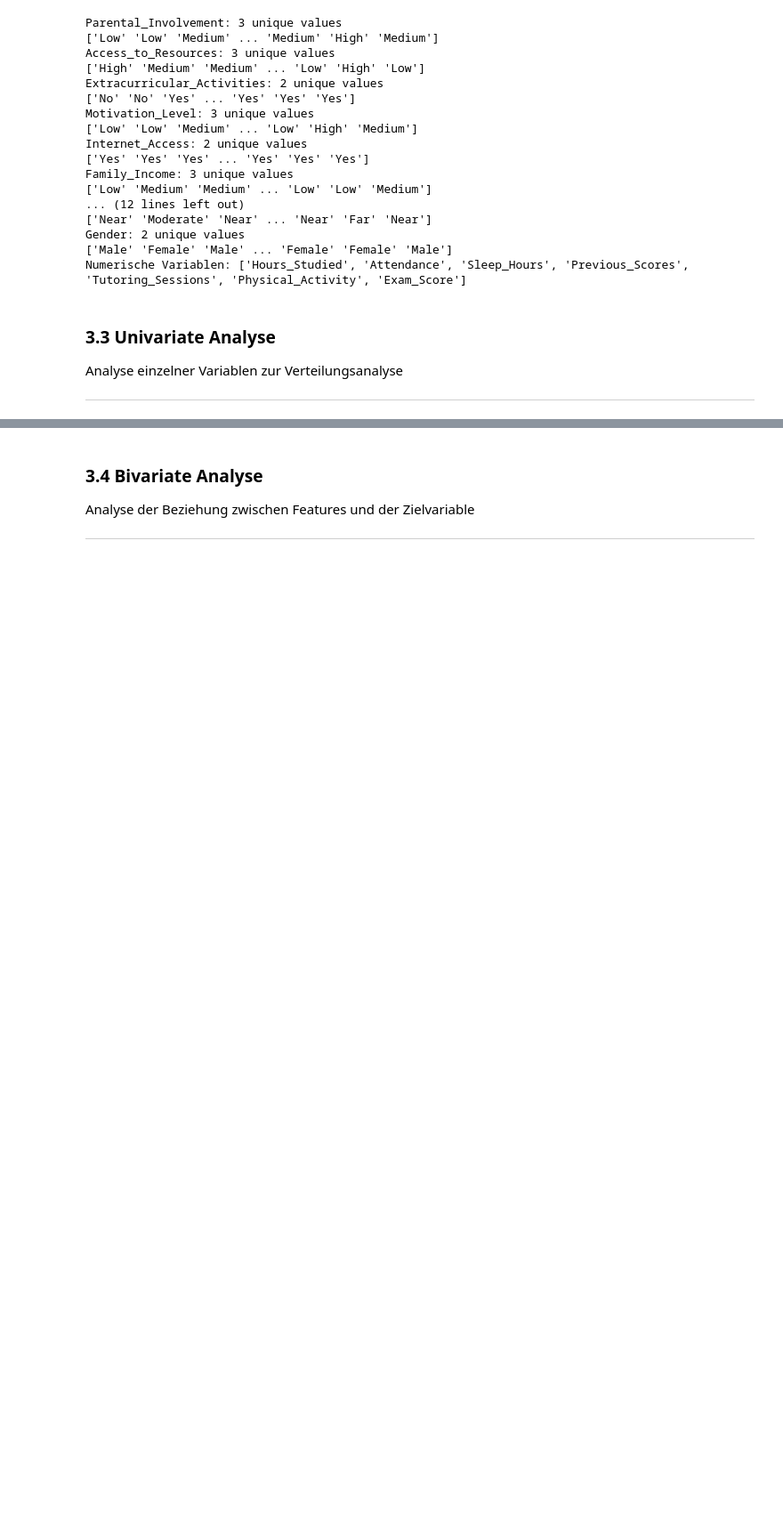
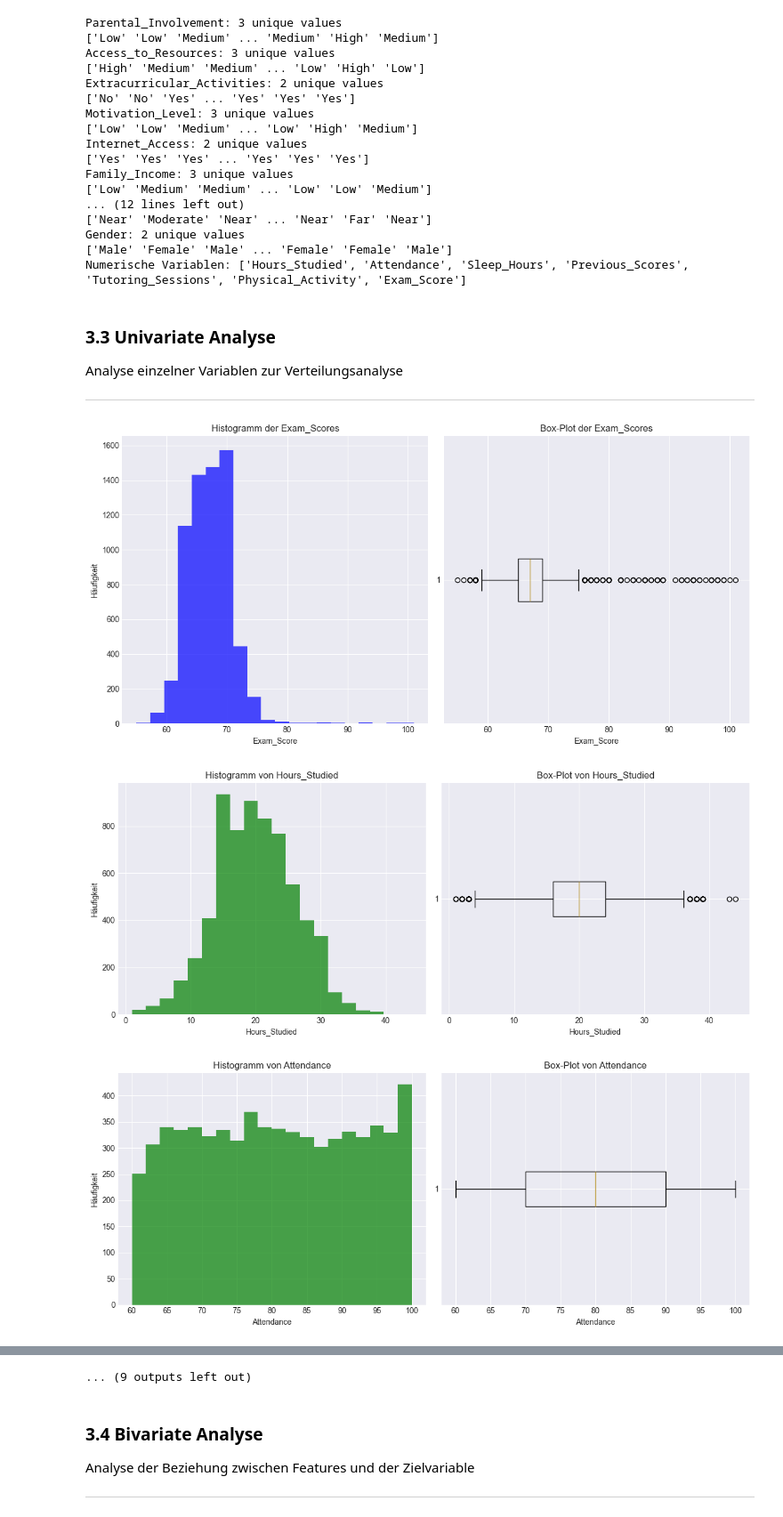
Before and after one commit to Simon5gitty/HubiLucki----ML, a Jupyter notebook: ML_Projekt_StudentPerformance.ipynb, the cells around one changed output, grey strips where cells are left out. Shown at 89% size. Cells and saved outputs as stored; diff of their text form; code cells hidden in the pictures; blank space fills up the shorter version.

```diff
--- a/ML_Projekt_StudentPerformance.ipynb
+++ b/ML_Projekt_StudentPerformance.ipynb
@@ -194,9 +194,60 @@ Analyse einzelner Variablen zur Verteilungsanalyse
 
 ---
 # %%
-# TODO: Verteilung der Zielvariable (Exam_Score) visualisieren
+# Verteilung der Zielvariable (Exam_Score) visualisieren
 # Histogramm, Box-Plot, etc.
+import matplotlib.pyplot as plt
 
-# TODO: Verteilung numerischer Features visualisieren
+# Histogramm
+plt.figure(figsize=(12, 6))
+plt.subplot(1, 2, 1)
+plt.hist(df['Exam_Score'], bins=20, color='blue', alpha=0.7)
+plt.title('Histogramm der Exam_Scores')
+plt.xlabel('Exam_Score')
+plt.ylabel('Häufigkeit')
 
-# TODO: Verteilung kategorischer Features visualisieren (Bar Charts)
+# Box-Plot
+plt.subplot(1, 2, 2)
+plt.boxplot(df['Exam_Score'], vert=False)
+plt.title('Box-Plot der Exam_Scores')
+plt.xlabel('Exam_Score')
+
+plt.tight_layout()
+plt.show()
+
+# Verteilung numerischer Features visualisieren
+numerical_cols = df.select_dtypes(include=[np.number]).columns
+for col in numerical_cols:
+    plt.figure(figsize=(12, 5))
+
+    # Histogramm
+    plt.subplot(1, 2, 1)
+    plt.hist(df[col], bins=20, color='green', alpha=0.7)
+    plt.title(f'Histogramm von {col}')
+    plt.xlabel(col)
+    plt.ylabel('Häufigkeit')
+
+    # Box-Plot
+    plt.subplot(1, 2, 2)
+    plt.boxplot(df[col], vert=False)
+    plt.title(f'Box-Plot von {col}')
+    plt.xlabel(col)
+
+    plt.tight_layout()
+    plt.show()
+
+# Verteilung kategorischer Features visualisieren (Bar Charts)
+categorical_cols = df.select_dtypes(include=['object', 'category']).columns
+for col in categorical_cols:
+    plt.figure(figsize=(12, 6))
+    df[col].value_counts().plot(kind='bar', color='purple', alpha=0.7)
+    plt.title(f'Balkendiagramm von {col}')
+    plt.xlabel(col)
+    plt.ylabel('Häufigkeit')
+    plt.xticks(rotation=45)
+    plt.tight_layout()
+    plt.show()
+# %% [output]
+[figure, added]
+[figure, added]
+[figure, added]
@@ -203,3 +263,4 @@ Analyse einzelner Variablen zur Verteilungsanalyse
+... (9 outputs left out)
 # %% [markdown]
 ### 3.4 Bivariate Analyse
 
```
Also changed, not shown: parts of 2 cells of this notebook.
